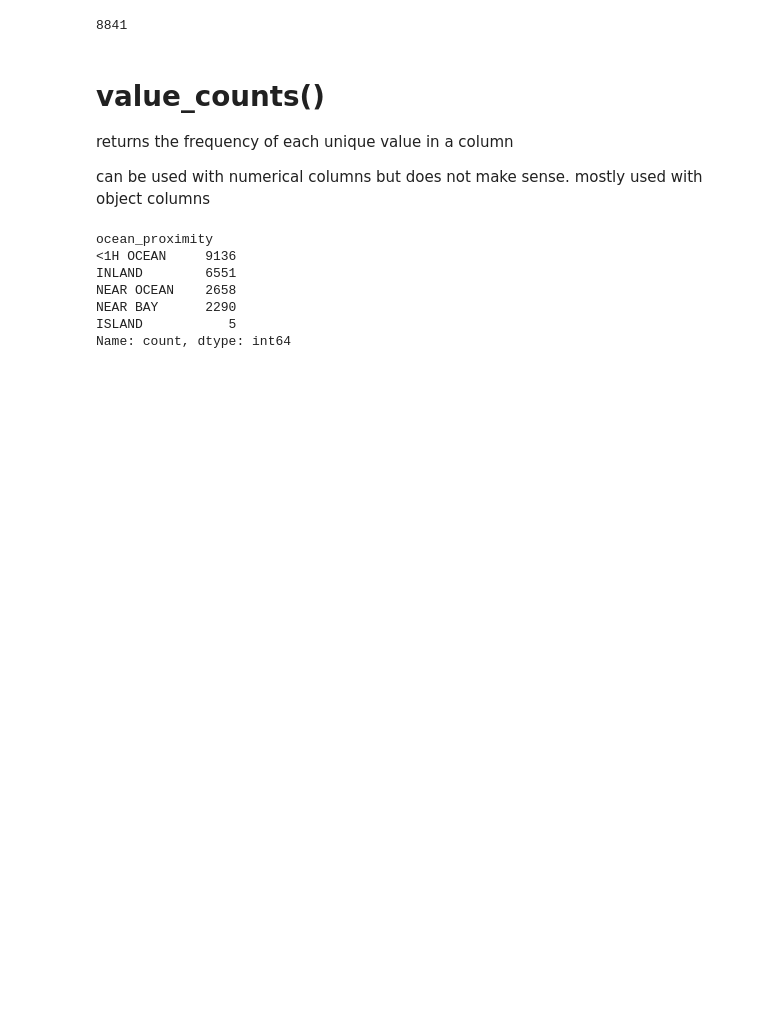
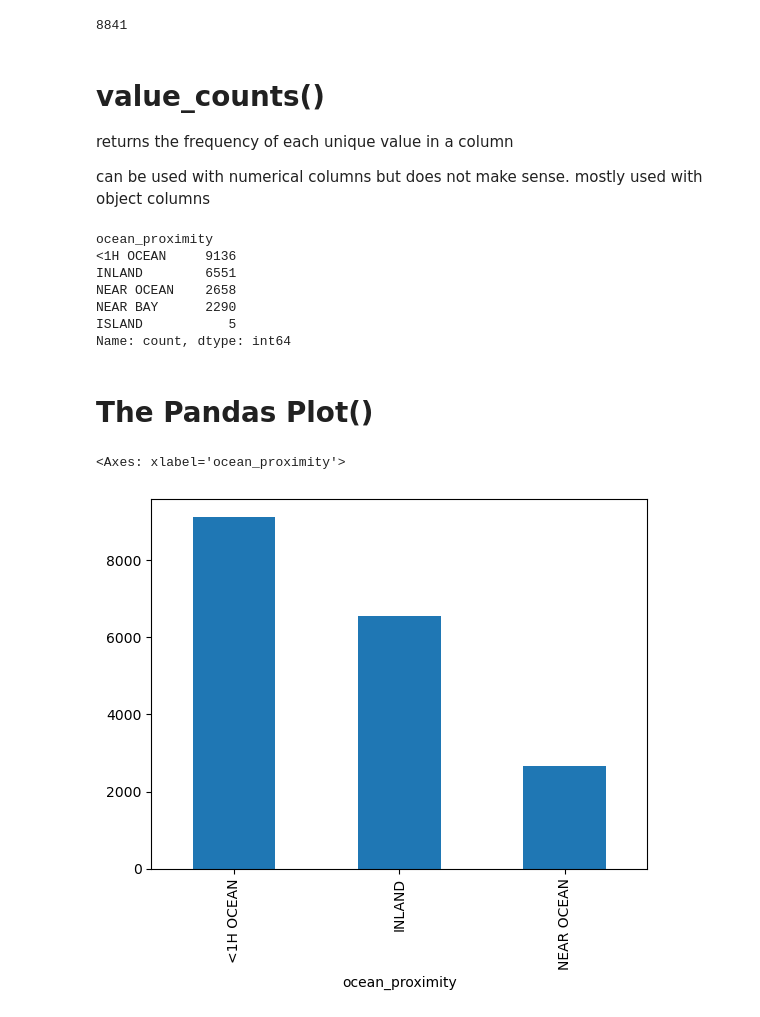
Before and after one commit to Manya-tech/Machine-Learning, a Jupyter notebook: ML_Basics/Pandas.ipynb, the cells around one changed output. Saved outputs shown, nothing was run; the diff lists cells and outputs as text; code cells hidden in the pictures; blank space fills up the shorter version.

Commit message:
pandas

```diff
--- a/ML_Basics/Pandas.ipynb
+++ b/ML_Basics/Pandas.ipynb
@@ -232,3 +232,5 @@ NEAR OCEAN    2658
 NEAR BAY      2290
 ISLAND           5
 Name: count, dtype: int64
+# %% [markdown]
+# The Pandas Plot()
@@ -234,0 +239,5 @@ Name: count, dtype: int64
+# %%
+df['ocean_proximity'].value_counts().head(3).plot(kind = 'bar')  #series par plot function
+# %% [output]
+<Axes: xlabel='ocean_proximity'>
+[figure, added]
```
Also changed, not shown: parts of 126 cells of this notebook, 5 other files.
